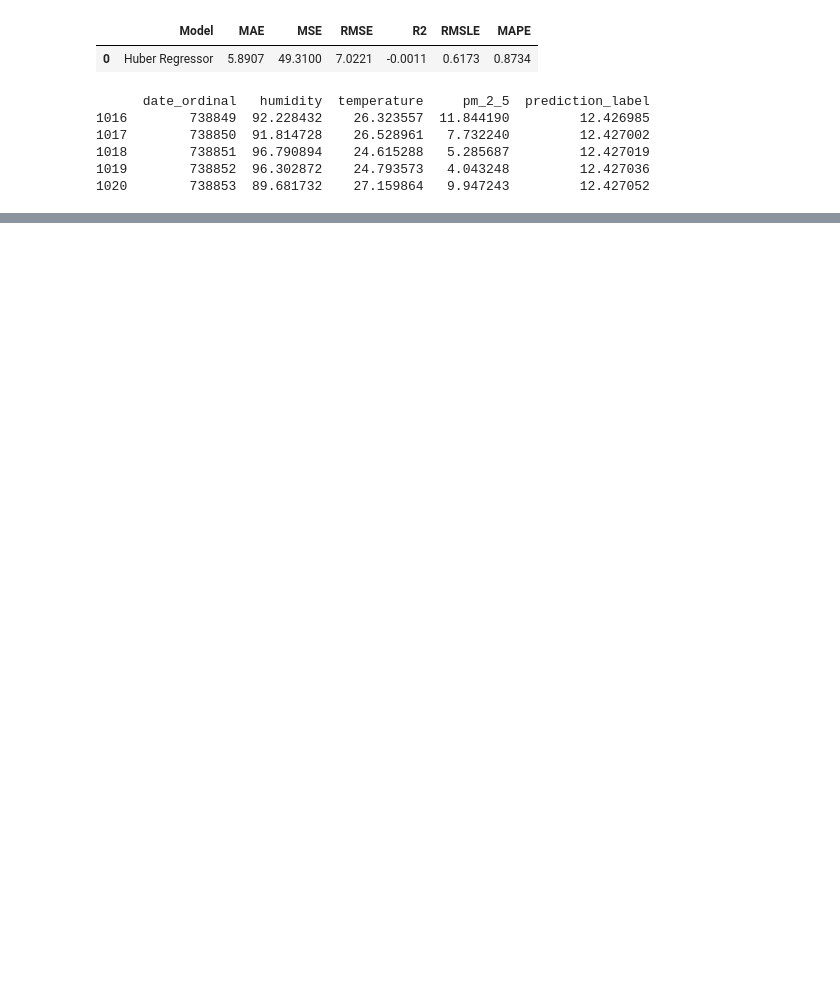
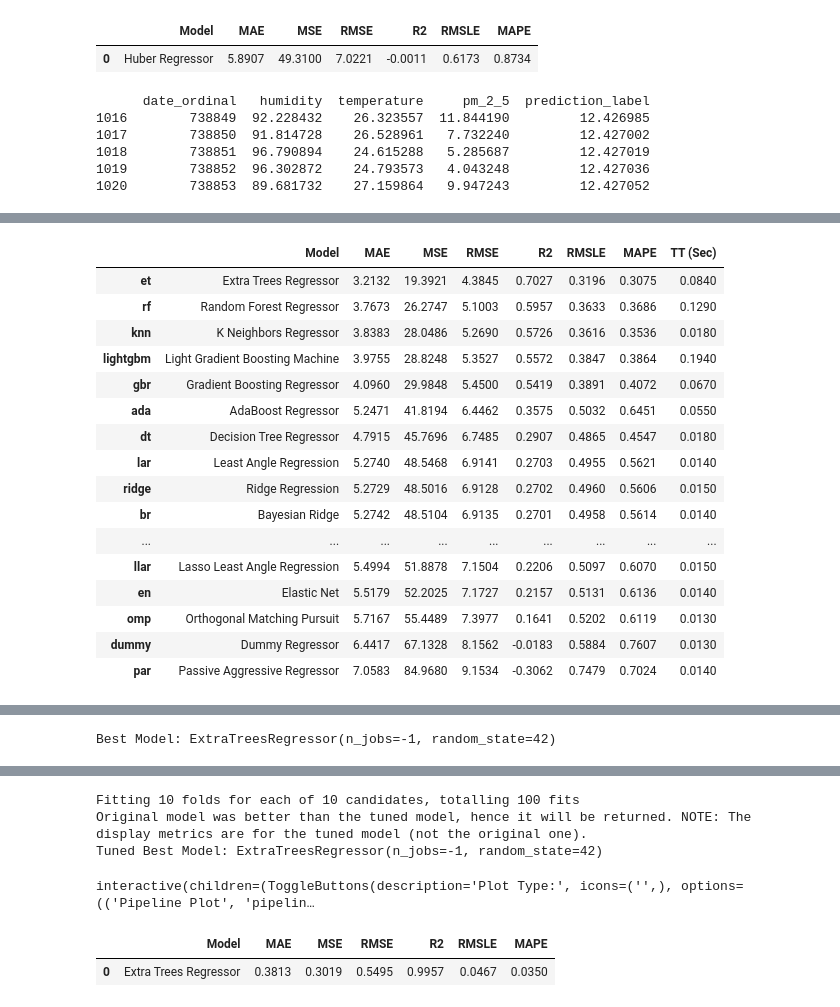
Before and after one commit to IntelligenceSupphawit/pm2.5-Forecast-Dashboard, a Jupyter notebook: model_AeroSURE/model_unknow.ipynb, the cells around one changed output, grey strips where cells are left out. Saved outputs shown, nothing was run; the diff lists cells and outputs as text; code cells hidden in the pictures; blank space fills up the shorter version.

```diff
--- a/model_AeroSURE/model_unknow.ipynb
+++ b/model_AeroSURE/model_unknow.ipynb
@@ -172,0 +317,56 @@ KeyError: 'Label'
+# %%
+import pandas as pd
+from pycaret.regression import *
+
+# 1) อ่านข้อมูล
+df = pd.read_csv(r'C:\Users\snpdp\pm2.5-Forecast-Dashboard\Data_csv\merge_data\unknow-m_1d.csv')
+
+# (ทางเลือก) หากคอลัมน์ date เป็น datetime ให้แปลงก่อน
+df['date'] = pd.to_datetime(df['date'])
+
+# (ทางเลือก) อาจแยก date เป็น feature อื่น เช่น วัน เดือน ปี
+df['day'] = df['date'].dt.day
+df['month'] = df['date'].dt.month
+df['year'] = df['date'].dt.year
+
+# (หากไม่ต้องการคอลัมน์ date จริง ๆ แล้วใช้ drop() ออก หรือเก็บไว้ถ้ามีประโยชน์)
+df.drop(columns=['pm_10'], inplace=True)
+
+# 2) ตั้งค่าการทำงานของ PyCaret (Regression)
+#    ระบุ target='pm_2_5', session_id (สุ่มหรือระบุเพื่อให้ได้ผลเท่าเดิมทุกครั้ง)
+exp = setup(
+    data=df,
+    target='pm_2_5',
+    train_size=0.8,
+    session_id=42,       # เพื่อควบคุม random state ให้ reproducible
+    normalize=True,      # (เลือกได้ตามต้องการ)
+    ignore_features=None # หากต้องการ exclude คอลัมน์บางตัว
+)
+
+# 3) เปรียบเทียบโมเดลหลายๆ แบบ (เช่น Linear, RandomForest, XGBoost ฯลฯ)
+best_model = compare_models()
+print("Best Model:", best_model)
+
+# 4) ปรับแต่ง (tune) โมเดลที่ดีที่สุด
+tuned_best = tune_model(best_model, optimize='MAE')
+print("Tuned Best Model:", tuned_best)
+
+# 5) ประเมินโมเดลที่ผ่านการ tune แล้ว (สร้าง report เบื้องต้น)
+evaluate_model(tuned_best)
+
+# 6) สร้างโมเดลตัวสุดท้าย (finalize) เพื่อนำไปใช้งานจริง
+final_model = finalize_model(tuned_best)
+
+# 7) ทดสอบพยากรณ์บนชุดทดสอบ (หรือข้อมูลใหม่)
+#    PyCaret จะแยกชุดทดสอบให้จากขั้นตอน setup() อยู่แล้ว
+#    หากต้องการดู performance บน hold-out set ที่ PyCaret มีให้
+pred_holdout = predict_model(final_model)
+print("\nผลการพยากรณ์บนชุด hold-out (ตัวอย่าง 5 แถวแรก):")
+print(pred_holdout.head())
+
+# 8) หากมีข้อมูลใหม่ (new_data) ที่ไม่มีคอลัมน์ pm_2_5
+#    ก็ใช้ predict_model เพื่อทำนายได้เลย
+# new_data = pd.read_csv('new_data.csv')
+# predictions_new = predict_model(final_model, data=new_data)
+# print(predictions_new.head())
+# %% [output]
@@ -172,0 +391,17 @@ KeyError: 'Label'
+|  | Model | MAE | MSE | RMSE | R2 | RMSLE | MAPE | TT (Sec) |
+| et | Extra Trees Regressor | 3.2132 | 19.3921 | 4.3845 | 0.7027 | 0.3196 | 0.3075 | 0.0840 |
+| rf | Random Forest Regressor | 3.7673 | 26.2747 | 5.1003 | 0.5957 | 0.3633 | 0.3686 | 0.1290 |
+| knn | K Neighbors Regressor | 3.8383 | 28.0486 | 5.2690 | 0.5726 | 0.3616 | 0.3536 | 0.0180 |
+| lightgbm | Light Gradient Boosting Machine | 3.9755 | 28.8248 | 5.3527 | 0.5572 | 0.3847 | 0.3864 | 0.1940 |
+| gbr | Gradient Boosting Regressor | 4.0960 | 29.9848 | 5.4500 | 0.5419 | 0.3891 | 0.4072 | 0.0670 |
+| ada | AdaBoost Regressor | 5.2471 | 41.8194 | 6.4462 | 0.3575 | 0.5032 | 0.6451 | 0.0550 |
+| dt | Decision Tree Regressor | 4.7915 | 45.7696 | 6.7485 | 0.2907 | 0.4865 | 0.4547 | 0.0180 |
+| lar | Least Angle Regression | 5.2740 | 48.5468 | 6.9141 | 0.2703 | 0.4955 | 0.5621 | 0.0140 |
+| ridge | Ridge Regression | 5.2729 | 48.5016 | 6.9128 | 0.2702 | 0.4960 | 0.5606 | 0.0150 |
+| br | Bayesian Ridge | 5.2742 | 48.5104 | 6.9135 | 0.2701 | 0.4958 | 0.5614 | 0.0140 |
+| ... | ... | ... | ... | ... | ... | ... | ... | ... |
+| llar | Lasso Least Angle Regression | 5.4994 | 51.8878 | 7.1504 | 0.2206 | 0.5097 | 0.6070 | 0.0150 |
+| en | Elastic Net | 5.5179 | 52.2025 | 7.1727 | 0.2157 | 0.5131 | 0.6136 | 0.0140 |
+| omp | Orthogonal Matching Pursuit | 5.7167 | 55.4489 | 7.3977 | 0.1641 | 0.5202 | 0.6119 | 0.0130 |
+| dummy | Dummy Regressor | 6.4417 | 67.1328 | 8.1562 | -0.0183 | 0.5884 | 0.7607 | 0.0130 |
+| par | Passive Aggressive Regressor | 7.0583 | 84.9680 | 9.1534 | -0.3062 | 0.7479 | 0.7024 | 0.0140 |
@@ -172,0 +409 @@ KeyError: 'Label'
+Best Model: ExtraTreesRegressor(n_jobs=-1, random_state=42)
@@ -172,0 +426,6 @@ KeyError: 'Label'
+Fitting 10 folds for each of 10 candidates, totalling 100 fits
+Original model was better than the tuned model, hence it will be returned. NOTE: The display metrics are for the tuned model (not the original one).
+Tuned Best Model: ExtraTreesRegressor(n_jobs=-1, random_state=42)
+interactive(children=(ToggleButtons(description='Plot Type:', icons=('',), options=(('Pipeline Plot', 'pipelin…
+|  | Model | MAE | MSE | RMSE | R2 | RMSLE | MAPE |
+| 0 | Extra Trees Regressor | 0.3813 | 0.3019 | 0.5495 | 0.9957 | 0.0467 | 0.0350 |
```
Also changed, not shown: parts of 8 cells of this notebook, 7 other files.
